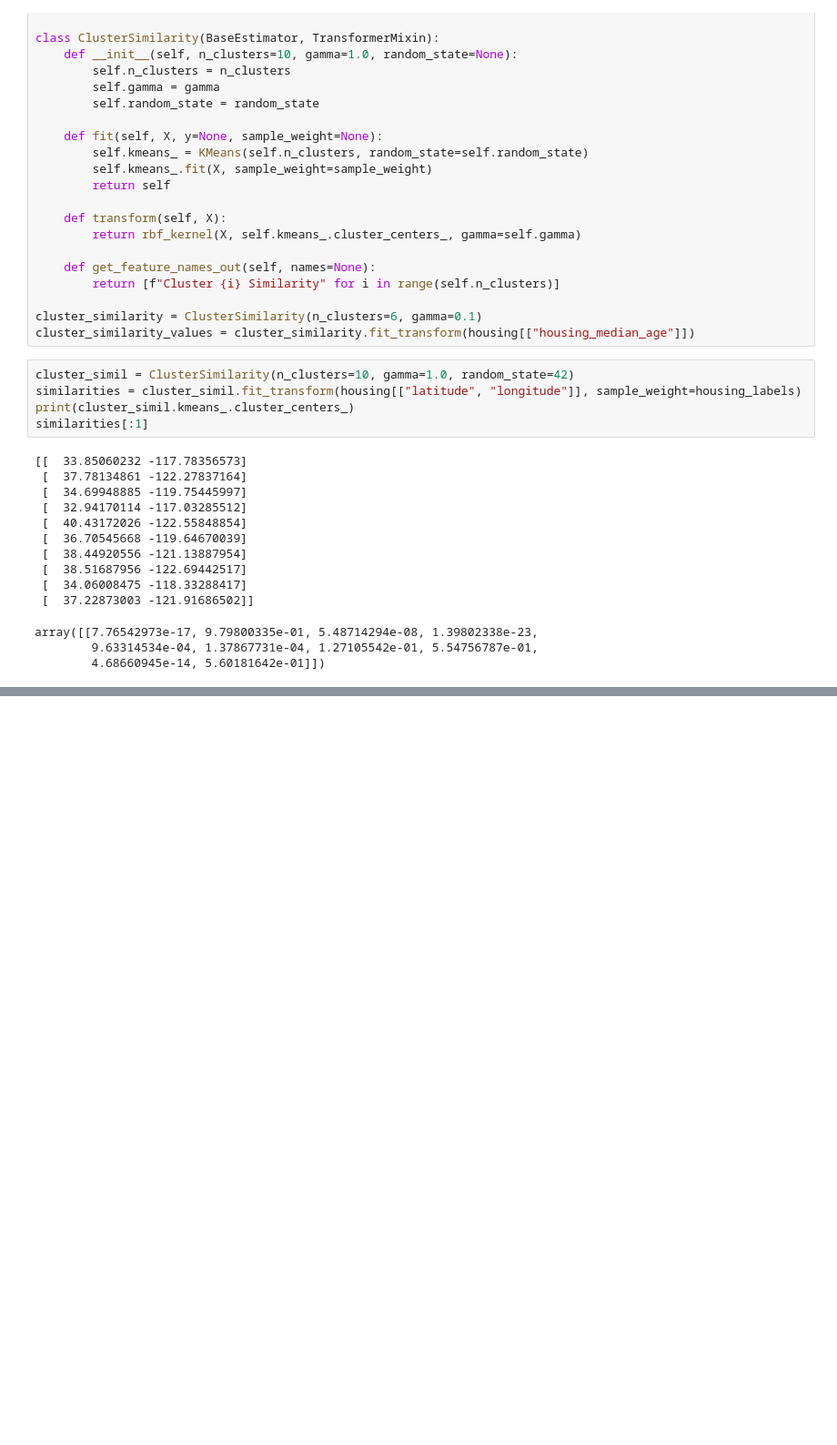
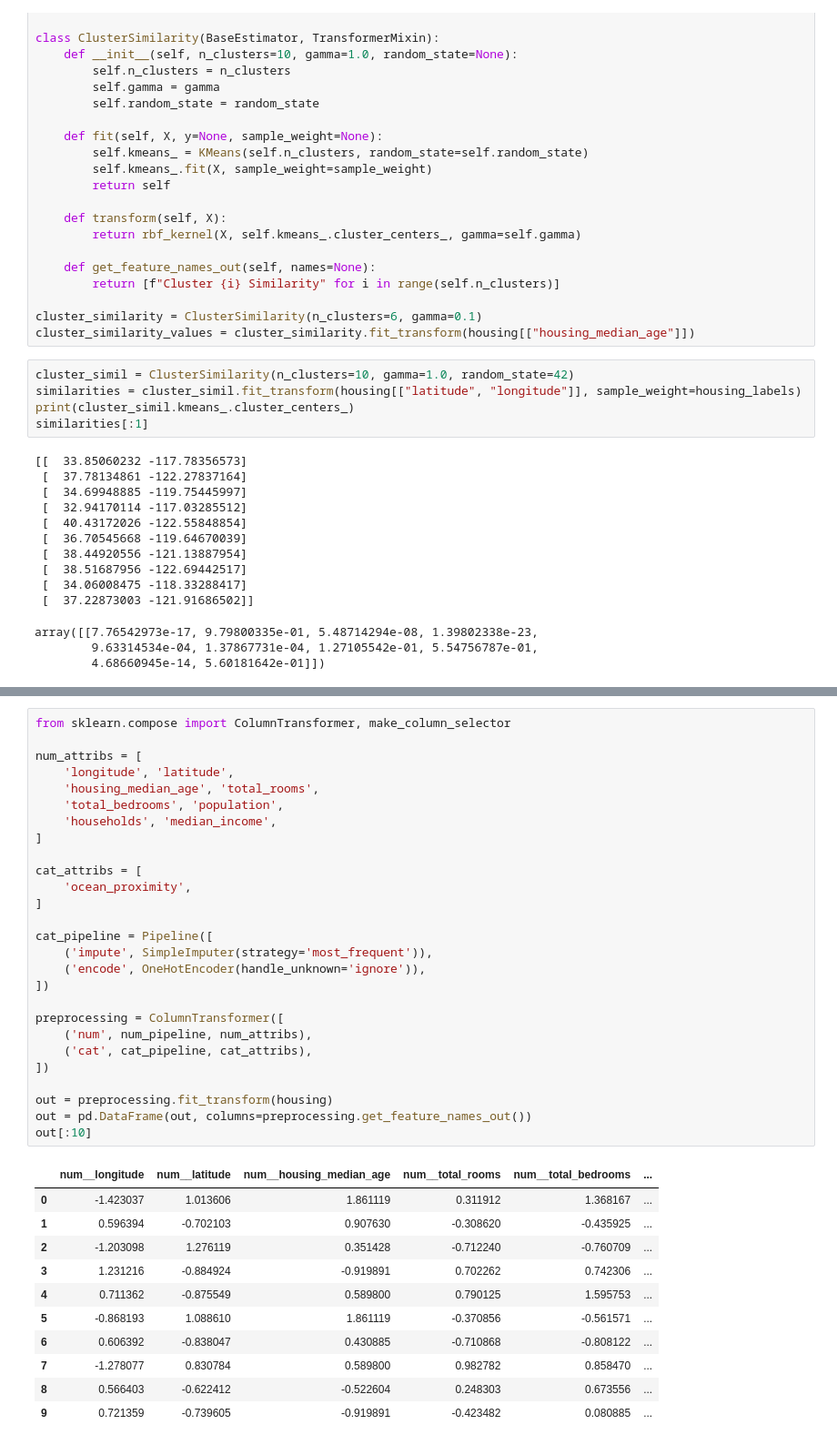
Before and after one commit to fractalate/study-geron-hands-on-machine-learning-with-scikit-learn-keras-and-tensorflow, a Jupyter notebook: Chapter 02/Notebook.ipynb, the cells around one changed output, grey strips where cells are left out. Shown at 91% size. Drawn from its saved outputs; the diff is of its cells as text; blank space fills up the shorter version.

```diff
--- a/Chapter 02/Notebook.ipynb
+++ b/Chapter 02/Notebook.ipynb
@@ -577,0 +593,39 @@ plt.show()
+# %%
+from sklearn.compose import ColumnTransformer, make_column_selector
+
+num_attribs = [
+    'longitude', 'latitude',
+    'housing_median_age', 'total_rooms',
+    'total_bedrooms', 'population',
+    'households', 'median_income',
+]
+
+cat_attribs = [
+    'ocean_proximity',
+]
+
+cat_pipeline = Pipeline([
+    ('impute', SimpleImputer(strategy='most_frequent')),
+    ('encode', OneHotEncoder(handle_unknown='ignore')),
+])
+
+preprocessing = ColumnTransformer([
+    ('num', num_pipeline, num_attribs),
+    ('cat', cat_pipeline, cat_attribs),
+])
+
+out = preprocessing.fit_transform(housing)
+out = pd.DataFrame(out, columns=preprocessing.get_feature_names_out())
+out[:10]
+# %% [output]
+|  | num__longitude | num__latitude | num__housing_median_age | num__total_rooms | num__total_bedrooms | ... |
+| 0 | -1.423037 | 1.013606 | 1.861119 | 0.311912 | 1.368167 | ... |
+| 1 | 0.596394 | -0.702103 | 0.907630 | -0.308620 | -0.435925 | ... |
+| 2 | -1.203098 | 1.276119 | 0.351428 | -0.712240 | -0.760709 | ... |
+| 3 | 1.231216 | -0.884924 | -0.919891 | 0.702262 | 0.742306 | ... |
+| 4 | 0.711362 | -0.875549 | 0.589800 | 0.790125 | 1.595753 | ... |
+| 5 | -0.868193 | 1.088610 | 1.861119 | -0.370856 | -0.561571 | ... |
+| 6 | 0.606392 | -0.838047 | 0.430885 | -0.710868 | -0.808122 | ... |
+| 7 | -1.278077 | 0.830784 | 0.589800 | 0.982782 | 0.858470 | ... |
+| 8 | 0.566403 | -0.622412 | -0.522604 | 0.248303 | 0.673556 | ... |
+| 9 | 0.721359 | -0.739605 | -0.919891 | -0.423482 | 0.080885 | ... |
```
Also changed, not shown: parts of 3 cells of this notebook.
